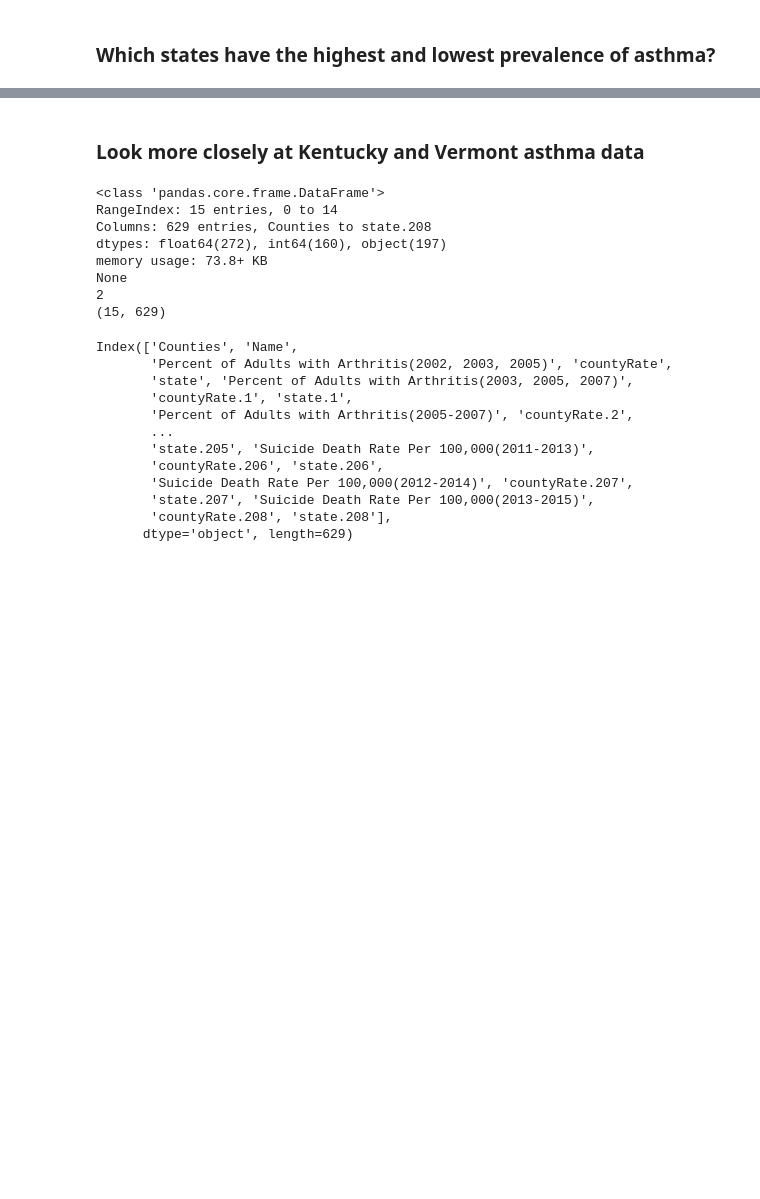
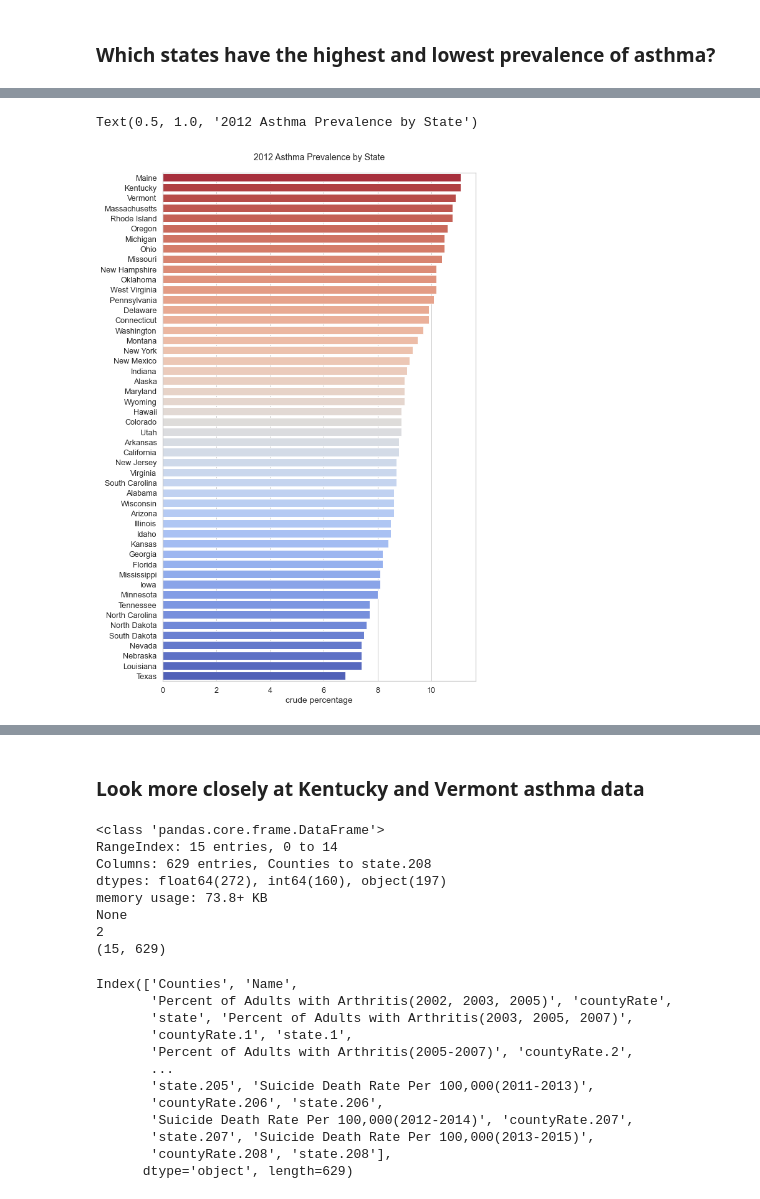
Before and after one commit to mjlaw/FIT_capstone, a Jupyter notebook: Jupyter_notebooks/asthma studies.ipynb, the cells around one changed output, grey strips where cells are left out. Drawn from its saved outputs; the diff is of its cells as text; code cells hidden in the pictures; blank space fills up the shorter version.

```diff
--- a/Jupyter_notebooks/asthma studies.ipynb
+++ b/Jupyter_notebooks/asthma studies.ipynb
@@ -295,3 +310,14 @@ asthma2012Lowest
 | 35818 | 2012 | 2012 | TN | Tennessee | BRFSS | Asthma | Current asthma prevalence among a... | NaN | ... |
 | 26385 | 2012 | 2012 | MN | Minnesota | BRFSS | Asthma | Current asthma prevalence among a... | NaN | ... |
 | 37009 | 2012 | 2012 | IA | Iowa | BRFSS | Asthma | Current asthma prevalence among a... | NaN | ... |
+# %%
+asthma2012CleanedSorted = asthma2012Cleaned.sort_values('DataValue', ascending = False)
+# %%
+sns.set(style='whitegrid', context='notebook', rc={'figure.figsize': (9,15)}, font_scale=1.15)
+sns.barplot(x = asthma2012CleanedSorted['DataValue'], y = asthma2012CleanedSorted['LocationDesc'], palette = 'coolwarm_r')
+plt.xlabel('crude percentage')
+plt.ylabel('')
+plt.title('2012 Asthma Prevalence by State', pad=20, fontsize=14)
+# %% [output]
+Text(0.5, 1.0, '2012 Asthma Prevalence by State')
+[figure, added]
```
Also changed, not shown: parts of 24 cells of this notebook.
